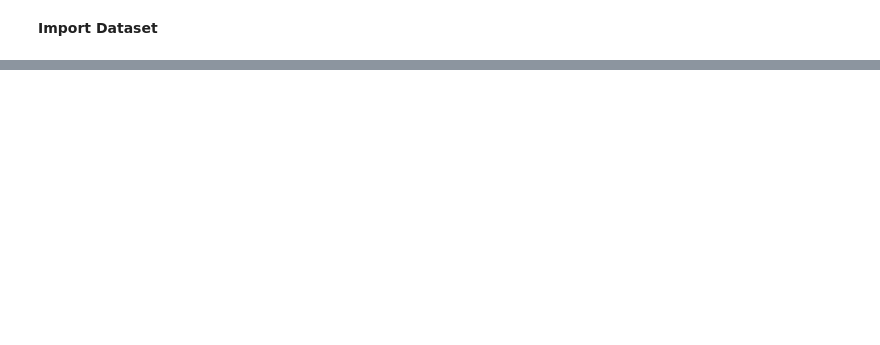
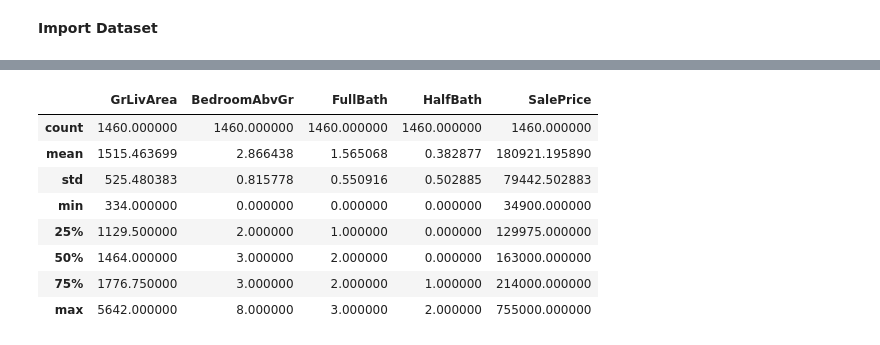
Before and after one commit to deveshmokhariya/PRODIGY_ML_01, a Jupyter notebook: Prodigy01.ipynb, the cells around one changed output, grey strips where cells are left out. Drawn from its saved outputs; the diff is of its cells as text; code cells hidden in the pictures; blank space fills up the shorter version.

```diff
--- a/Prodigy01.ipynb
+++ b/Prodigy01.ipynb
@@ -199,0 +242,12 @@ dataset= pd.read_csv('train.csv')
+# %%
+df.describe()
+# %% [output]
+|  | GrLivArea | BedroomAbvGr | FullBath | HalfBath | SalePrice |
+| count | 1460.000000 | 1460.000000 | 1460.000000 | 1460.000000 | 1460.000000 |
+| mean | 1515.463699 | 2.866438 | 1.565068 | 0.382877 | 180921.195890 |
+| std | 525.480383 | 0.815778 | 0.550916 | 0.502885 | 79442.502883 |
+| min | 334.000000 | 0.000000 | 0.000000 | 0.000000 | 34900.000000 |
+| 25% | 1129.500000 | 2.000000 | 1.000000 | 0.000000 | 129975.000000 |
+| 50% | 1464.000000 | 3.000000 | 2.000000 | 0.000000 | 163000.000000 |
+| 75% | 1776.750000 | 3.000000 | 2.000000 | 1.000000 | 214000.000000 |
+| max | 5642.000000 | 8.000000 | 3.000000 | 2.000000 | 755000.000000 |
```
Also changed, not shown: parts of 22 cells of this notebook.
